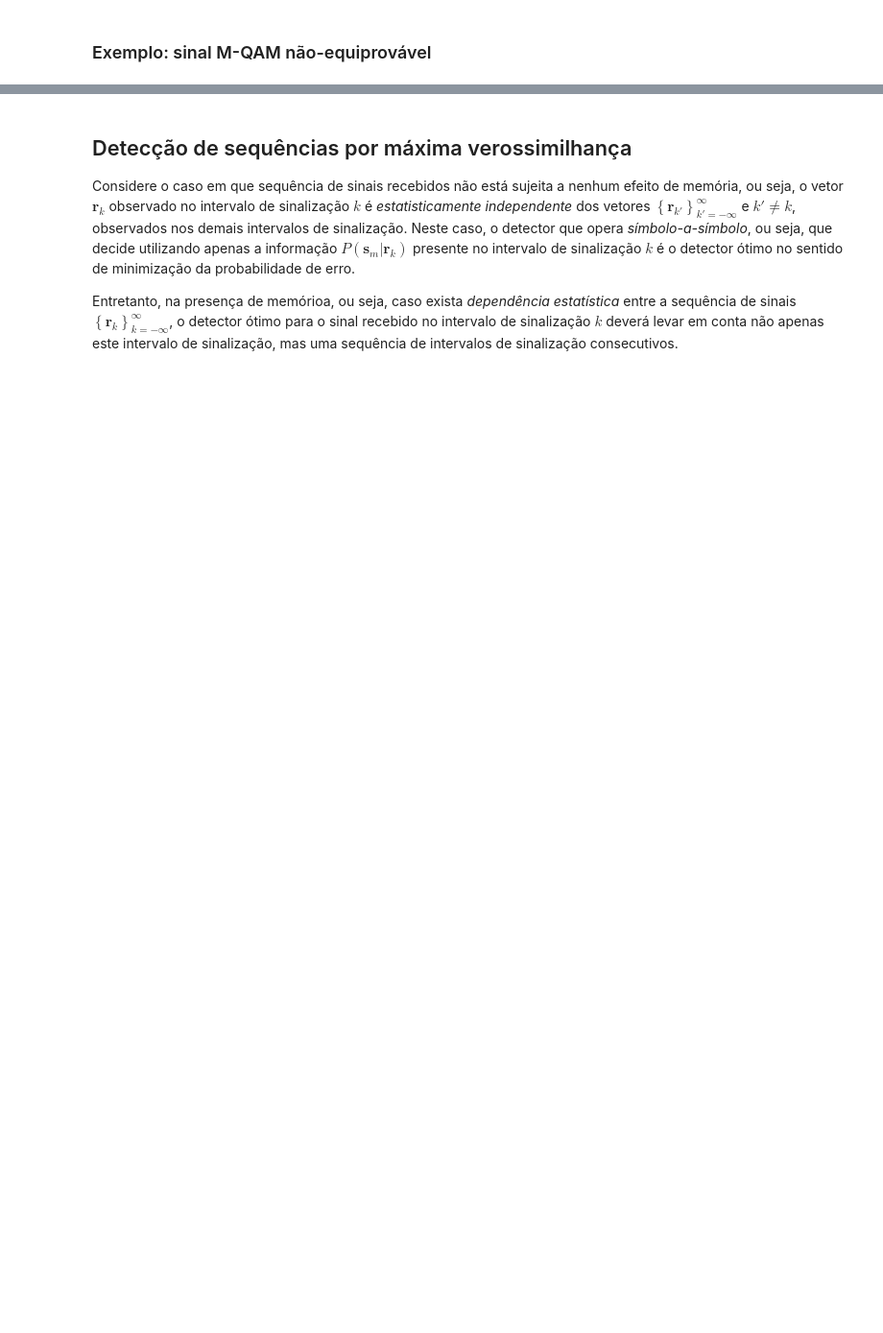
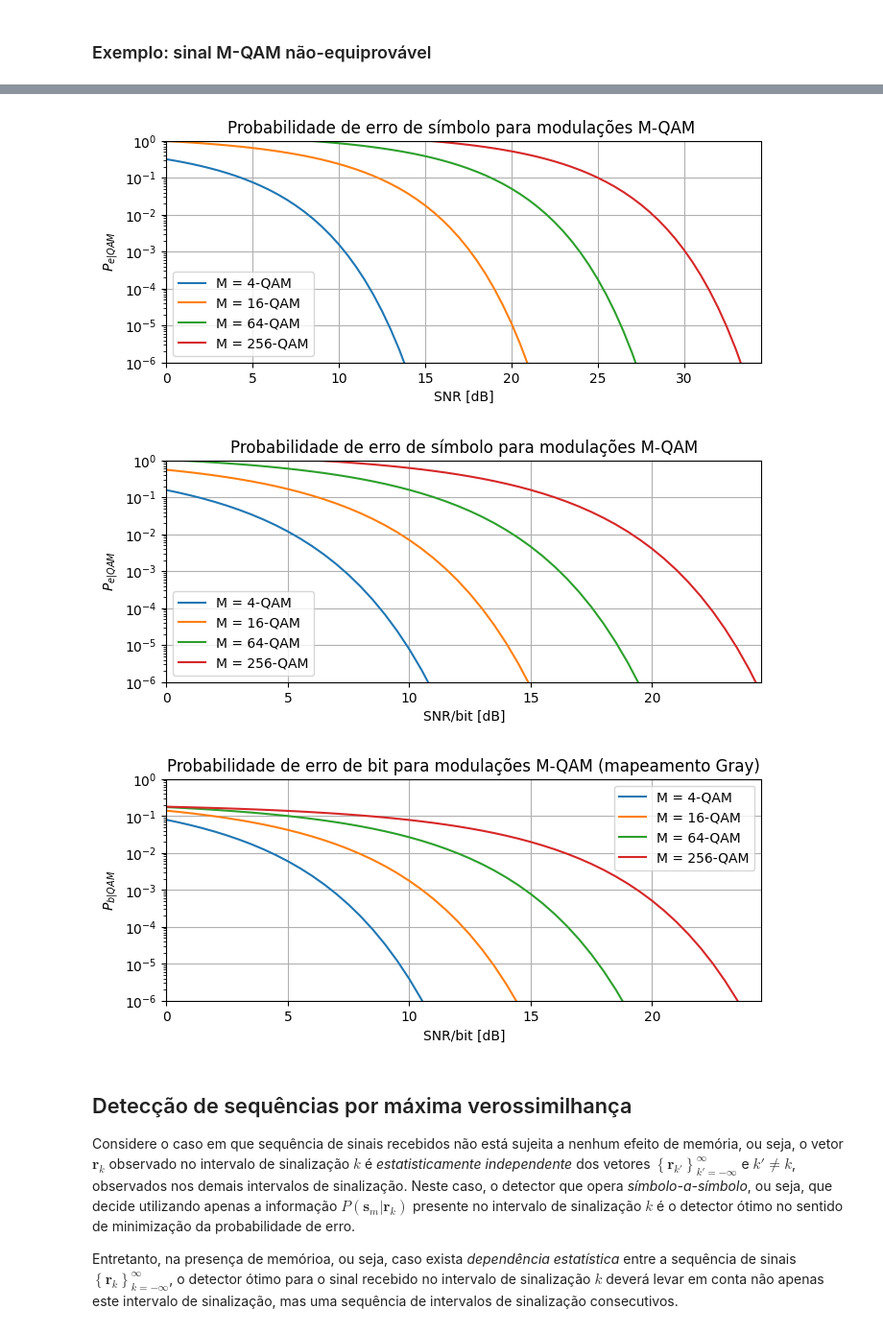
Before and after one commit to edsonportosilva/TDI, a Jupyter notebook: jupyter/3 - Receptores ótimos para canais AWGN.ipynb, the cells around one changed output, grey strips where cells are left out. Shown at 96% size. Saved outputs shown, nothing was run; the diff lists cells and outputs as text; code cells hidden in the pictures; blank space fills up the shorter version.

```diff
--- a/jupyter/3 - Receptores ótimos para canais AWGN.ipynb
+++ b/jupyter/3 - Receptores ótimos para canais AWGN.ipynb
@@ -1516,6 +1556,65 @@ P_{e|QAM} & = 1 - \left(1 - P_{e|PAM}\right)^2 \nonumber \\
 &\leq 4\left(1 - \frac{1}{\sqrt{M}} \right)Q\left(\sqrt{\frac{3}{(M-1)}\frac{E_{av}}{N_0}}\right) \\
 \end{align}
 $$
+# %%
+SNRdB = np.arange(0,35,0.5)
+SNRb_dB = np.arange(0,25,0.5)
+SNR = 10**(SNRdB/10)
+
+Es = 1
+
+plt.figure()
+for M in [4, 16, 64, 256]:
+
+    Pe = 4*(1-1/np.sqrt(M))*Q(np.sqrt(3/(M-1)*SNR))
+
+    plt.semilogy(SNRdB, Pe, '-', label=f'M = {M}-QAM')
+
+plt.xlabel('SNR [dB]')
+plt.ylabel('$P_{e|QAM}$')
+plt.title('Probabilidade de erro de símbolo para modulações M-QAM ')
+plt.xlim(min(SNRdB), max(SNRdB))
+plt.ylim(1e-6, 1)
+plt.legend()
+plt.grid();
+
+plt.figure()
+for M in [4, 16, 64, 256]:
+    SNRb = 10**(SNRb_dB/10)
+    k = np.log2(M)
+
+    Pe = 4*(1-1/np.sqrt(M))*Q(np.sqrt(3*k/(M-1)*(SNRb)))
+
+    plt.semilogy(SNRb_dB, Pe, '-', label=f'M = {M}-QAM')
+
+plt.xlabel('SNR/bit [dB]')
+plt.ylabel('$P_{e|QAM}$')
+plt.title('Probabilidade de erro de símbolo para modulações M-QAM')
+plt.xlim(min(SNRb_dB), max(SNRb_dB))
+plt.ylim(1e-6, 1)
+plt.legend()
+plt.grid();
+
+plt.figure()
+for M in [4, 16, 64, 256]:
+    SNRb = 10**(SNRb_dB/10)
+    k = np.log2(M)
+
+    Pe = 4*(1-1/np.sqrt(M))*Q(np.sqrt(3*k/(M-1)*(SNRb)))/k
+
+    plt.semilogy(SNRb_dB, Pe, '-', label=f'M = {M}-QAM')
+
+plt.xlabel('SNR/bit [dB]')
+plt.ylabel('$P_{b|QAM}$')
+plt.title('Probabilidade de erro de bit para modulações M-QAM (mapeamento Gray)')
+plt.xlim(min(SNRb_dB), max(SNRb_dB))
+plt.ylim(1e-6, 1)
+plt.legend()
+plt.grid();
+# %% [output]
+[figure, added]
+[figure, added]
+[figure, added]
 # %% [markdown]
 ## Detecção de sequências por máxima verossimilhança
 
```
Also changed, not shown: parts of 28 cells of this notebook, 1 other file.
